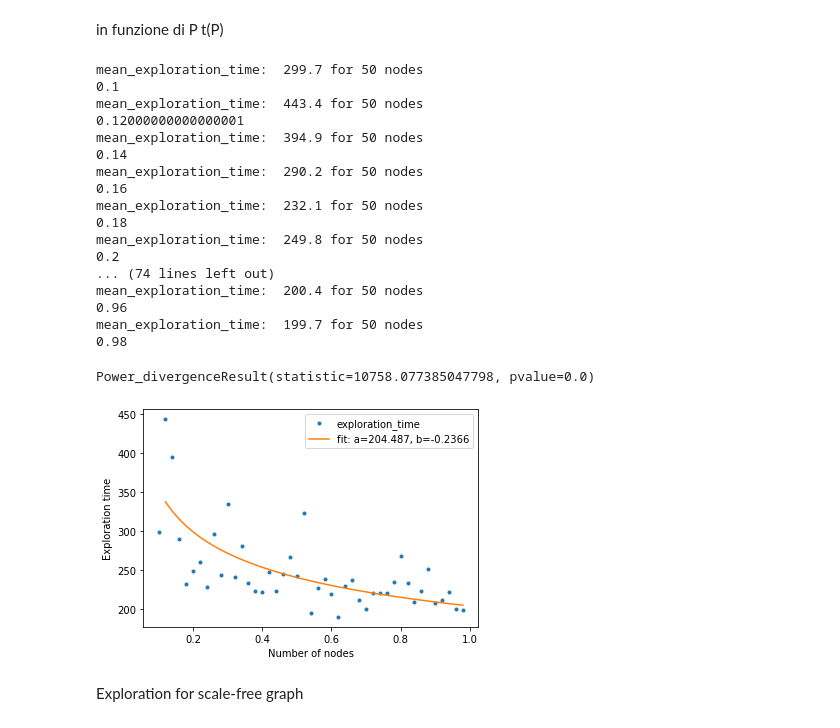
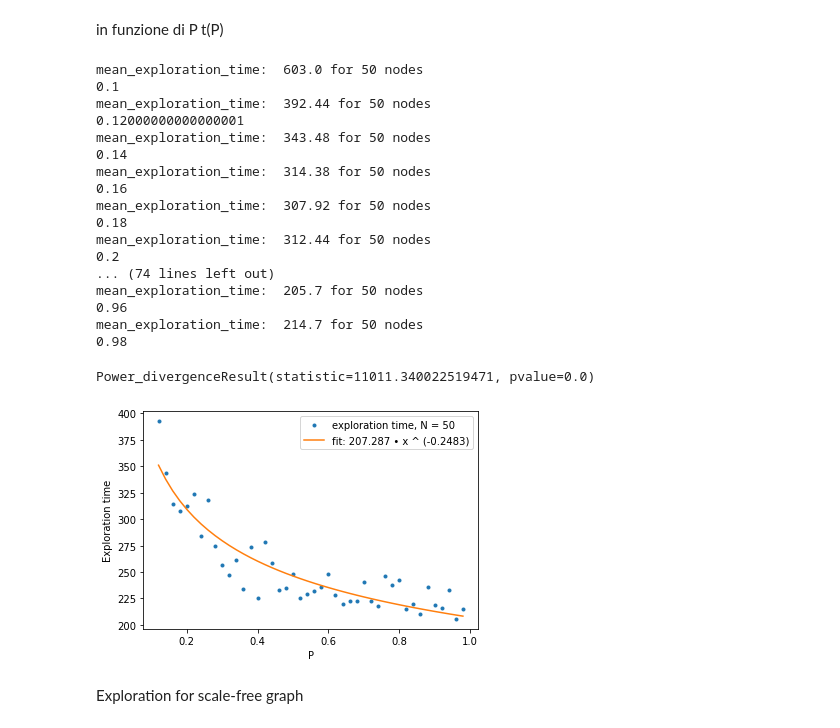
Before and after one commit to Ferri-00/Esame-Complessi, a Jupyter notebook: Exploration.ipynb, the cells around one changed output. Cells and saved outputs as stored; diff of their text form; code cells hidden in the pictures.

```diff
--- a/Exploration.ipynb
+++ b/Exploration.ipynb
@@ -89,7 +89,7 @@ seed = np.random.RandomState()
 time_steps = int(1e5)
 # t0 = time.time()
 
-explorations_per_graph=10
+explorations_per_graph=50
 
 def LinearSearch(lys, element):
     for i in range(len(lys)):
@@ -218,49 +221,51 @@ for i in range(len(P)):
     Times += [time_nodes(G, explorations_per_graph)]
     print(P[i])
 # %% [output]
-mean_exploration_time:  299.7 for 50 nodes
+mean_exploration_time:  603.0 for 50 nodes
 0.1
-mean_exploration_time:  443.4 for 50 nodes
+mean_exploration_time:  392.44 for 50 nodes
 0.12000000000000001
-mean_exploration_time:  394.9 for 50 nodes
+mean_exploration_time:  343.48 for 50 nodes
 0.14
-mean_exploration_time:  290.2 for 50 nodes
+mean_exploration_time:  314.38 for 50 nodes
 0.16
-mean_exploration_time:  232.1 for 50 nodes
+mean_exploration_time:  307.92 for 50 nodes
 0.18
-mean_exploration_time:  249.8 for 50 nodes
+mean_exploration_time:  312.44 for 50 nodes
 0.2
 ... (74 lines left out)
-mean_exploration_time:  200.4 for 50 nodes
+mean_exploration_time:  205.7 for 50 nodes
 0.96
-mean_exploration_time:  199.7 for 50 nodes
+mean_exploration_time:  214.7 for 50 nodes
 0.98
 # %%
 fig, ax = plt.subplots()
 
-ax.plot(P, Times, '.', label = 'exploration_time')
-ax.set_xlabel("Number of nodes")
-ax.set_ylabel("Exploration time")
+x_low = 1
+
+ax.plot(P[x_low:], Times[x_low:], '.', label = f"exploration time, N = {N}")
+ax.set_xlabel("P")
+ax.set_ylabel(f"Exploration time")
 
 
 def power_law(x, a, b):
     return a*np.power(x, b)
 
-x_low = 1
+
 poptPower, pcovPower = curve_fit(power_law, P[x_low:], Times[x_low:])
 
 fit_function = power_law(P[x_low:], *poptPower)
 
 ax.plot(P[x_low:], fit_function, '-',
-        label = f"fit: a={round(poptPower[0],3)}, b={round(poptPower[1],4)}")
+        label = f"fit: {round(poptPower[0],3)} • x ^ ({round(poptPower[1],4)})")
 
 ax.legend()
 print(stats.chisquare(P[x_low:], fit_function))
 
 plt.show()
 # %% [output]
-Power_divergenceResult(statistic=10758.077385047798, pvalue=0.0)
+Power_divergenceResult(statistic=11011.340022519471, pvalue=0.0)
-[figure, old version]
+[figure, new version]
 # %% [markdown]
 Exploration for scale-free graph
 # %% [markdown]
```
Also changed, not shown: parts of 6 cells of this notebook.
